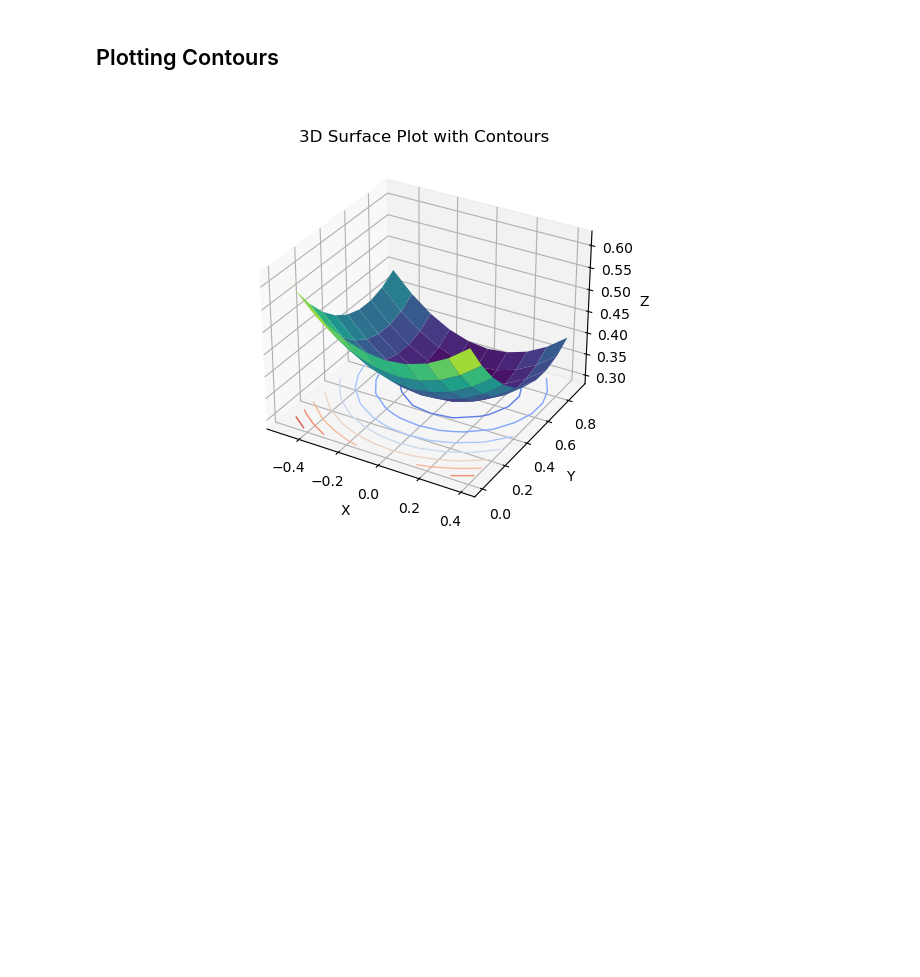
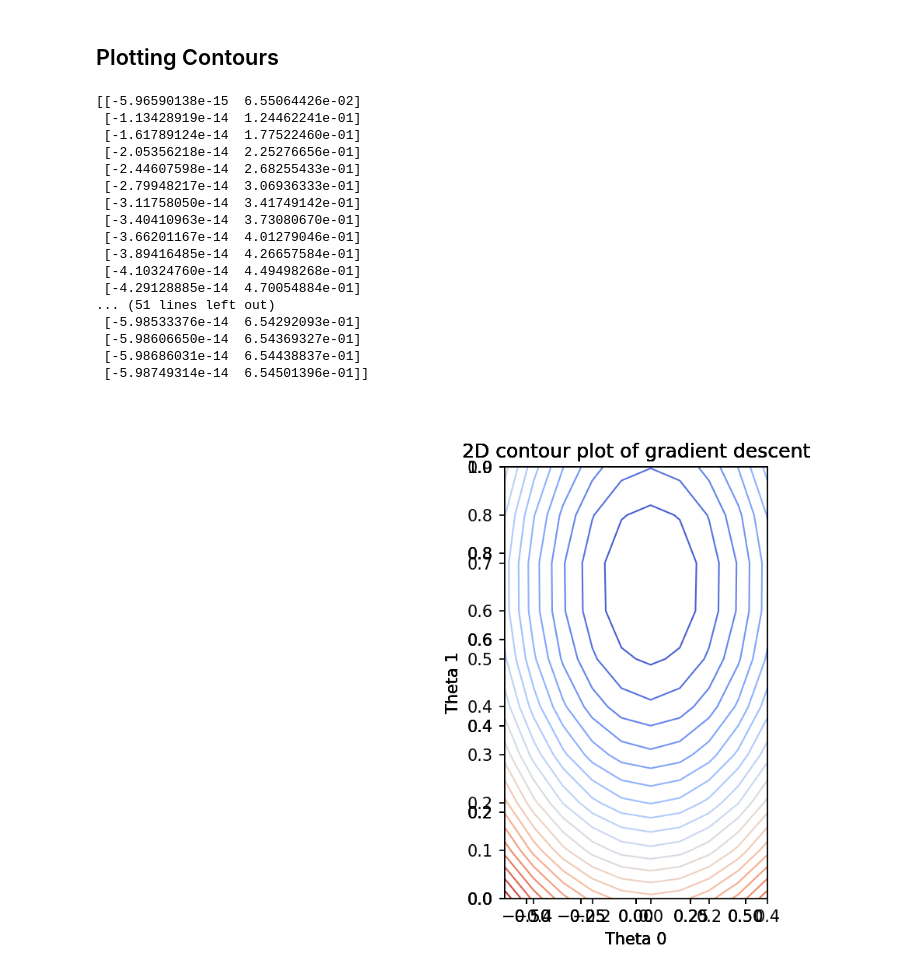
Before and after one commit to Aavegjain/COL774_A1, a Jupyter notebook: part1.ipynb, the cells around one changed output. Saved outputs shown, nothing was run; the diff lists cells and outputs as text; code cells hidden in the pictures; blank space fills up the shorter version.

Commit message:
adding backup for contour 2d

```diff
--- a/part1.ipynb
+++ b/part1.ipynb
@@ -191,24 +190,51 @@ MovieWriter imagemagick unavailable; using Pillow instead.
 # %% [markdown]
 ## Plotting Contours
-# %%
-# Create a 3D plot
-fig = plt.figure()
-ax = fig.add_subplot(111, projection='3d')
-
-# Plot the 3D surface
-surf = ax.plot_surface(X_mesh , Y_mesh , error_surface, cmap='viridis', alpha = 0)
-
-# Draw contours on the 3D plot
-contour_levels = np.linspace(error_surface.min(), error_surface.max(), 10)  # Define contour levels
-ax.contour(X_mesh, Y_mesh, error_surface, levels=contour_levels, offset=error_surface.min(), cmap='coolwarm', linewidths=1)
-
-# Set labels and title
-ax.set_xlabel('X')
-ax.set_ylabel('Y')
-ax.set_zlabel('Z')
-ax.set_title('3D Surface Plot with Contours')
-
-# Show the plot
-plt.show()
-# %% [output]
-[figure, removed]
+# %%
+plot_data = np.array(plot_data)
+contour_data = plot_data[:, 0:2 ]
+print(contour_data)
+
+ax2d = fig.add_subplot(122)
+# rotated_error_surface = np.rot90(error_surface,k = 3)
+
+def update_contour_plot(frame):
+    ax2d.clear()
+    contour = ax2d.contour(X_mesh, Y_mesh, error_surface, levels=20, cmap='coolwarm', linewidths=1)
+    ax2d.set_xlabel('Theta 1')
+    ax2d.set_ylabel('Theta 0')
+    ax2d.set_title("2D contour plot of gradient descent")
+    ax2d.set(xlim = (0, 0.9), xlabel='Theta 1')
+    ax2d.set(ylim =(-0.5 , 0.4), ylabel='Theta 0')
+    ax2d.scatter(contour_data[:frame + 1], color = "red", marker = "o")
+
+contour = ax2d.contour(X_mesh, Y_mesh, error_surface, levels=25 , cmap='coolwarm', linewidths=1)
+ax2d.set_xlabel('Theta 0')
+ax2d.set_ylabel('Theta 1')
+ax2d.set_title("2D contour plot of gradient descent")
+ax2d.set(xlim = (-0.5 , 0.4), xlabel='Theta 0')
+ax2d.set(ylim =(0, 0.9), ylabel='Theta 1')
+# ax2d.scatter(contour_data[:frame + 1], color = "red", marker = "o")
+
+
+# ani = animation.FuncAnimation(fig, update_contour_plot, frames=len(contour_data), interval= 200)
+# plt.tight_layout()
+plt.show()
+# %% [output]
+[[-5.96590138e-15  6.55064426e-02]
+ [-1.13428919e-14  1.24462241e-01]
+ [-1.61789124e-14  1.77522460e-01]
+ [-2.05356218e-14  2.25276656e-01]
+ [-2.44607598e-14  2.68255433e-01]
+ [-2.79948217e-14  3.06936333e-01]
+ [-3.11758050e-14  3.41749142e-01]
+ [-3.40410963e-14  3.73080670e-01]
+ [-3.66201167e-14  4.01279046e-01]
+ [-3.89416485e-14  4.26657584e-01]
+ [-4.10324760e-14  4.49498268e-01]
+ [-4.29128885e-14  4.70054884e-01]
+... (51 lines left out)
+ [-5.98533376e-14  6.54292093e-01]
+ [-5.98606650e-14  6.54369327e-01]
+ [-5.98686031e-14  6.54438837e-01]
+ [-5.98749314e-14  6.54501396e-01]]
+[figure, added]
```
Also changed, not shown: parts of 3 cells of this notebook.
